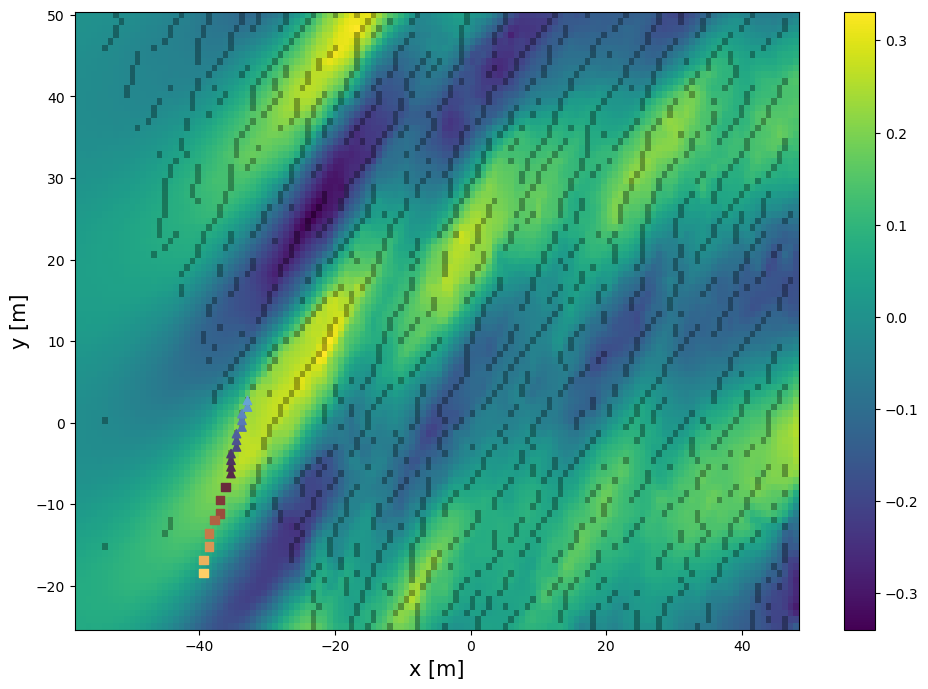
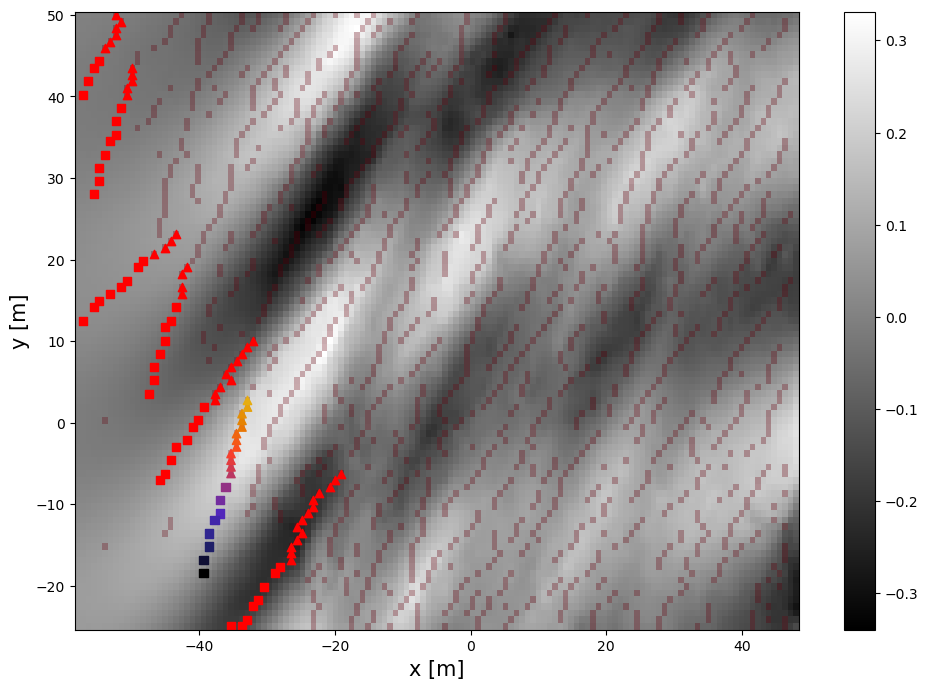
The change to this notebook cell's code, shown as a diff; its figure went from the first image to the second:
--- before
+++ after
@@ -13,6 +13,20 @@
 
 fig, ax = plt.subplots(figsize=(10,7))
-im = ax.pcolormesh(dict_stereo_pivdata['X'],dict_stereo_pivdata['Y'], uz[:,:,ind_tfrac_approx])
-im2 = ax.pcolormesh(dict_stereo_pivdata['X'],dict_stereo_pivdata['Y'], np.where(fractures_positions_data['binary'],fractures_positions_data['binary'],np.nan)*-1, vmin=-1, vmax=0, alpha=0.3, cmap='gray')
+im = ax.pcolormesh(dict_stereo_pivdata['X'],dict_stereo_pivdata['Y'], uz[:,:,ind_tfrac_approx],cmap='gray')
+im2 = ax.pcolormesh(dict_stereo_pivdata['X'],dict_stereo_pivdata['Y'], np.where(fractures_positions_data['binary'],fractures_positions_data['binary'],np.nan)*1, vmin=0, vmax=1, alpha=0.3, cmap='Reds')
+
+
+
+keyfrac_list = list(dict_frac.keys())
+for i in range(len(keyfrac_list)):
+    if ('single_frac' in keyfrac_list[i]) and not(keyfrac_list[i]==keyfrac):
+        xind_crack_arr_i, yind_crack_arr_i, x_ind_ref_noncasse_int_i, y_ind_ref_noncasse_int_i = from_keyfrac_to_positionpx(keyfrac=keyfrac_list[i])
+        x_crack_arr_i, y_crack_arr_i = from_pximagecoord_to_physicalcoord(xind_crack_arr_i, yind_crack_arr_i)
+        x_refnoncassee_i, y_ref_noncasse_i = from_pximagecoord_to_physicalcoord(x_ind_ref_noncasse_int_i, y_ind_ref_noncasse_int_i)
+        
+        ax.scatter(x_crack_arr_i, y_crack_arr_i, c='red', marker='^')
+        ax.scatter(x_refnoncassee_i, y_ref_noncasse_i, c='red',marker='s')
+    
+
 x_crack_arr, y_crack_arr = from_pximagecoord_to_physicalcoord(xind_crack_arr, yind_crack_arr)
 x_refnoncassee, y_ref_noncasse = from_pximagecoord_to_physicalcoord(x_ind_ref_noncasse_int, y_ind_ref_noncasse_int)
@@ -20,8 +34,9 @@
 ax.scatter(x_crack_arr, y_crack_arr, c=cmap(norm(colorvals_cassee)), marker='^')
 ax.scatter(x_refnoncassee, y_ref_noncasse, c=cmap(norm(colorvals_noncassee)),marker='s')
+        
 ax.set_xlabel('x [m]', fontsize=15)
 ax.set_ylabel('y [m]', fontsize=15)
 fig.tight_layout()
 fig.colorbar(im)
-plt.savefig('C:/Users/Vasco Zanchi/Desktop/presentations/reunions_hebdo/figures_data_article/example_crack_withuzfield.pdf', dpi=600)
-plt.savefig('C:/Users/Vasco Zanchi/Desktop/presentations/reunions_hebdo/figures_data_article/example_crack_withuzfield.png', dpi=600)
+plt.savefig('C:/Users/Vasco Zanchi/Desktop/presentations/reunions_hebdo/figures_data_article/example_crack_withuzfield_v2.pdf', dpi=600)
+plt.savefig('C:/Users/Vasco Zanchi/Desktop/presentations/reunions_hebdo/figures_data_article/example_crack_withuzfield_v2.png', dpi=600)

Commit: changements figures articles : v2